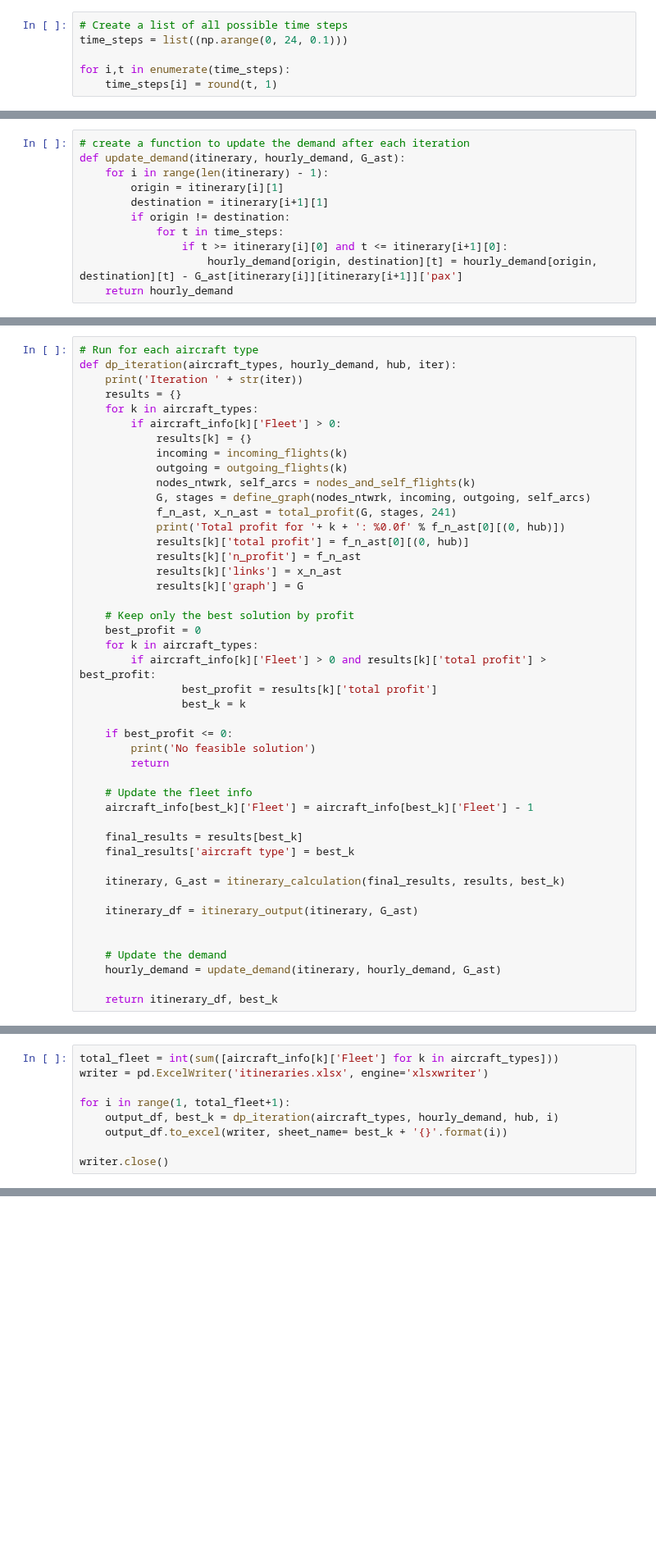
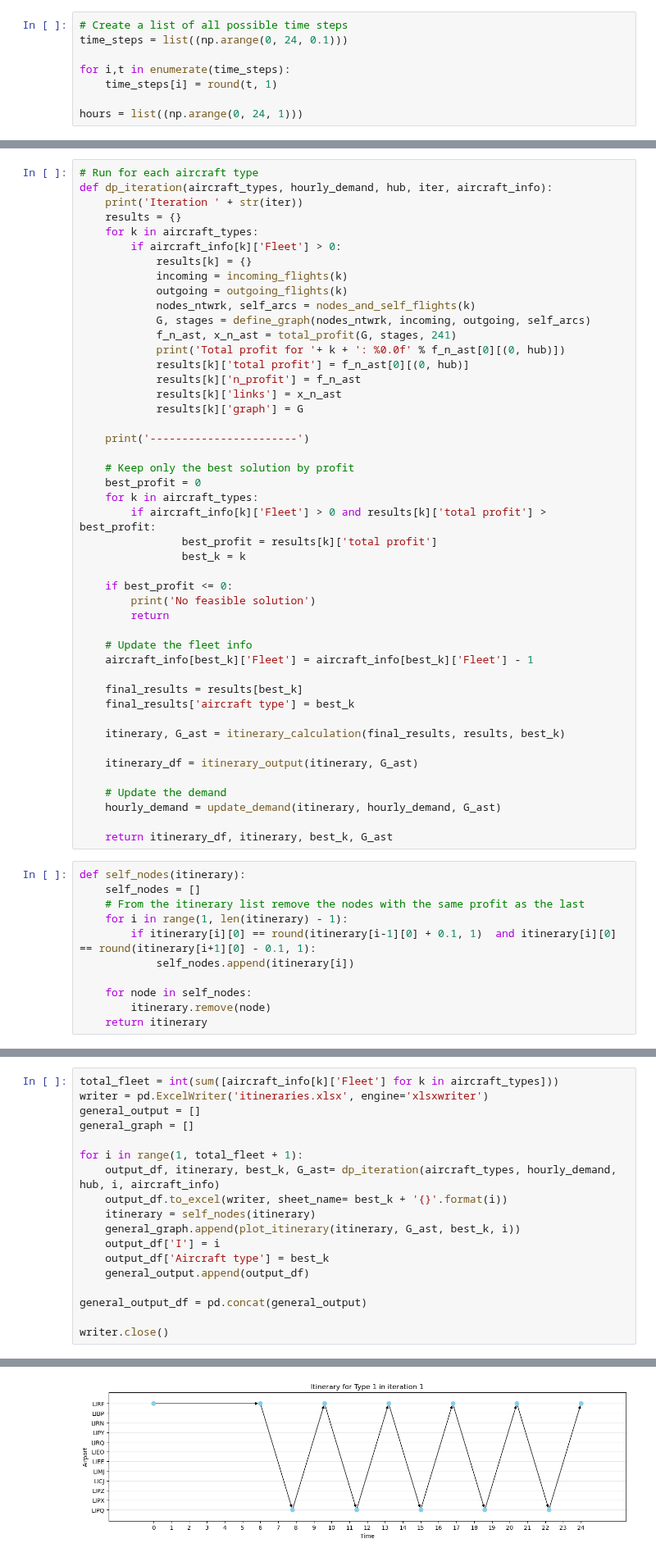
Before and after one commit to allanguzmanf/AE4426, a Jupyter notebook: Assignment/Part_3/Assignment_P3.ipynb, the cells around one changed output, grey strips where cells are left out. Shown at 82% size. Drawn from its saved outputs; the diff is of its cells as text; blank space fills up the shorter version.

```diff
--- a/Assignment/Part_3/Assignment_P3.ipynb
+++ b/Assignment/Part_3/Assignment_P3.ipynb
@@ -177,6 +179,8 @@ time_steps = list((np.arange(0, 24, 0.1)))
 
 for i,t in enumerate(time_steps):
     time_steps[i] = round(t, 1)
+
+hours = list((np.arange(0, 24, 1)))
 # %%
 # Create a demand dictionary for each time step only from and to the hub
 hourly_demand = {}
@@ -348,13 +362,2 @@ def itinerary_calculation(final_results, results, best_k):
 
     return itinerary, G_ast
-# %%
-# create a function to update the demand after each iteration
-def update_demand(itinerary, hourly_demand, G_ast):
-    for i in range(len(itinerary) - 1):
-        origin = itinerary[i][1]
-        destination = itinerary[i+1][1]
-        if origin != destination:
-            for t in time_steps:
-                if t >= itinerary[i][0] and t <= itinerary[i+1][0]:
-                    hourly_demand[origin, destination][t] = hourly_demand[origin, destination][t] - G_ast[itinerary[i]][itinerary[i+1]]['pax']
-    return hourly_demand
@@ -384,7 +419,7 @@ def itinerary_output(itinerary, G_ast):
     return itinerary_df
 # %%
 # Run for each aircraft type
-def dp_iteration(aircraft_types, hourly_demand, hub, iter):
+def dp_iteration(aircraft_types, hourly_demand, hub, iter, aircraft_info):
     print('Iteration ' + str(iter))
     results = {}
     for k in aircraft_types:
@@ -400,6 +435,8 @@ def dp_iteration(aircraft_types, hourly_demand, hub, iter):
             results[k]['n_profit'] = f_n_ast
             results[k]['links'] = x_n_ast
             results[k]['graph'] = G
+
+    print('-----------------------')
 
     # Keep only the best solution by profit
     best_profit = 0
@@ -422,8 +459,18 @@ def dp_iteration(aircraft_types, hourly_demand, hub, iter):
 
     itinerary_df = itinerary_output(itinerary, G_ast)
 
-
     # Update the demand
     hourly_demand = update_demand(itinerary, hourly_demand, G_ast)
 
-    return itinerary_df, best_k
+    return itinerary_df, itinerary, best_k, G_ast
+# %%
+def self_nodes(itinerary):
+    self_nodes = []
+    # From the itinerary list remove the nodes with the same profit as the last
+    for i in range(1, len(itinerary) - 1):
+        if itinerary[i][0] == round(itinerary[i-1][0] + 0.1, 1)  and itinerary[i][0] == round(itinerary[i+1][0] - 0.1, 1):
+            self_nodes.append(itinerary[i])
+
+    for node in self_nodes:
+        itinerary.remove(node)
+    return itinerary
@@ -430,10 +519,19 @@ def dp_iteration(aircraft_types, hourly_demand, hub, iter):
 # %%
 total_fleet = int(sum([aircraft_info[k]['Fleet'] for k in aircraft_types]))
 writer = pd.ExcelWriter('itineraries.xlsx', engine='xlsxwriter')
+general_output = []
+general_graph = []
 
-for i in range(1, total_fleet+1):
-    output_df, best_k = dp_iteration(aircraft_types, hourly_demand, hub, i)
+for i in range(1, total_fleet + 1):
+    output_df, itinerary, best_k, G_ast= dp_iteration(aircraft_types, hourly_demand, hub, i, aircraft_info)
     output_df.to_excel(writer, sheet_name= best_k + '{}'.format(i))
+    itinerary = self_nodes(itinerary)
+    general_graph.append(plot_itinerary(itinerary, G_ast, best_k, i))
+    output_df['I'] = i
+    output_df['Aircraft type'] = best_k
+    general_output.append(output_df)
+
+general_output_df = pd.concat(general_output)
 
 writer.close()
 # %% [output]
@@ -456,0 +543 @@ Total profit for Type 3: 2338
+[figure, added]
```
Also changed, not shown: parts of 12 cells of this notebook, 1 other file.
